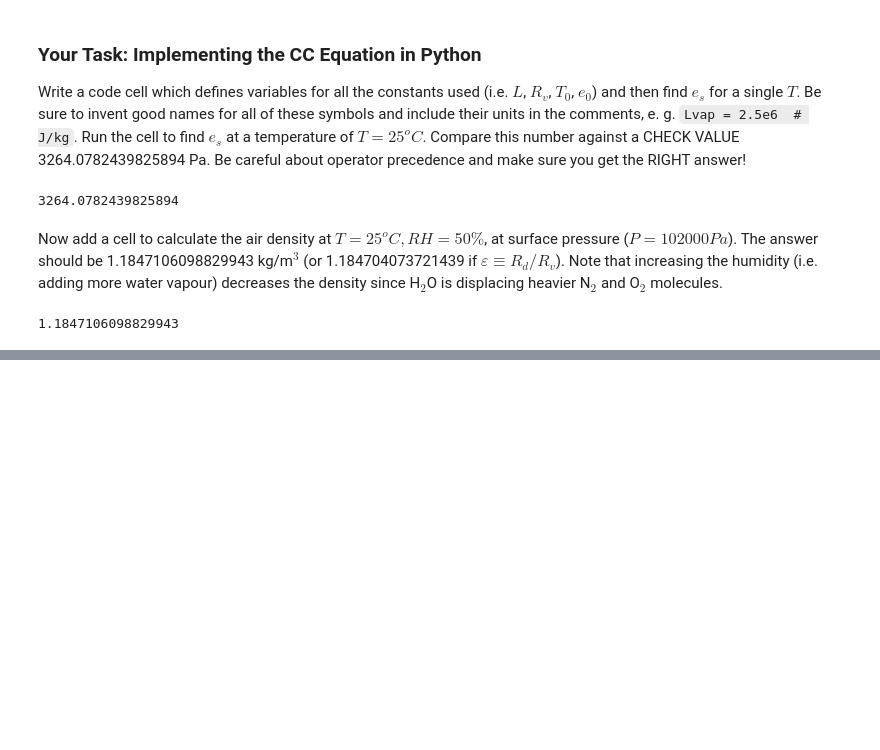
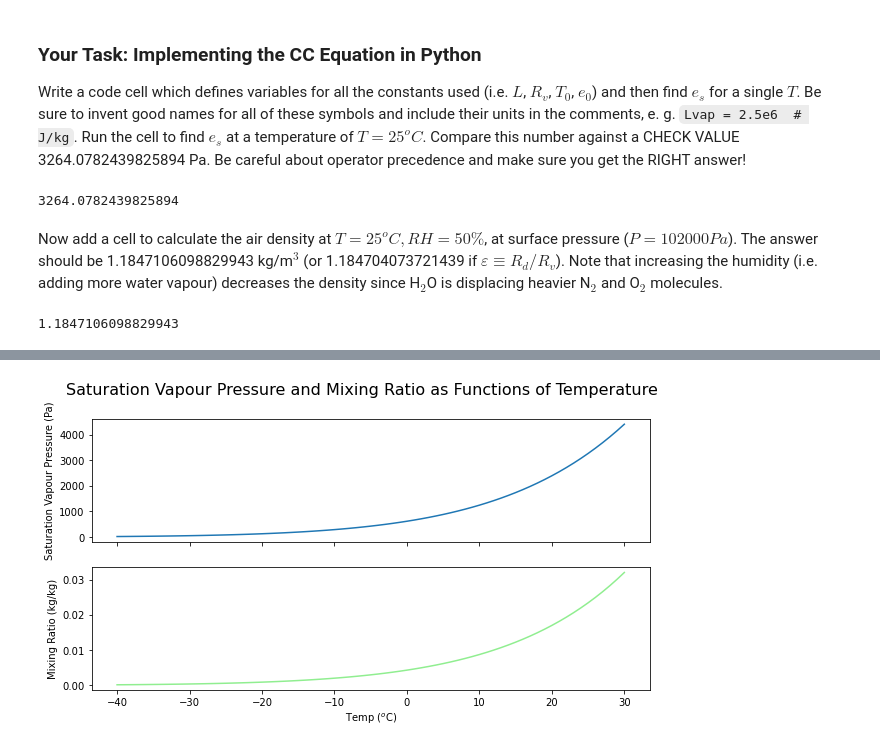
Before and after one commit to AndrewLoeppky/eosc211_students, a Jupyter notebook: e211_python_2021/wk04/lab_wk4/lab_wk4.ipynb, the cells around one changed output, grey strips where cells are left out. Saved outputs shown, nothing was run; the diff lists cells and outputs as text; code cells hidden in the pictures; blank space fills up the shorter version.

```diff
--- a/e211_python_2021/wk04/lab_wk4/lab_wk4.ipynb
+++ b/e211_python_2021/wk04/lab_wk4/lab_wk4.ipynb
@@ -266,0 +338,12 @@ next question asks to plot multiple lines on a figure using a 2d matrix... bette
+# %%
+# andrew's soln
+fig, ax = plt.subplots(2, figsize=(10, 5), sharex=True)
+fig.suptitle("Saturation Vapour Pressure and Mixing Ratio as Functions of Temperature", fontsize=16)
+ax[0].plot(Tc, esat)
+ax[0].set_ylabel("Saturation Vapour Pressure (Pa)")
+
+ax[1].plot(Tc, mixrat, color="lightgreen")
+ax[1].set_xlabel("Temp ($^o$C)")
+ax[1].set_ylabel("Mixing Ratio (kg/kg)");
+# %% [output]
+[figure, added]
```
Also changed, not shown: parts of 21 cells of this notebook, 1 other file.
